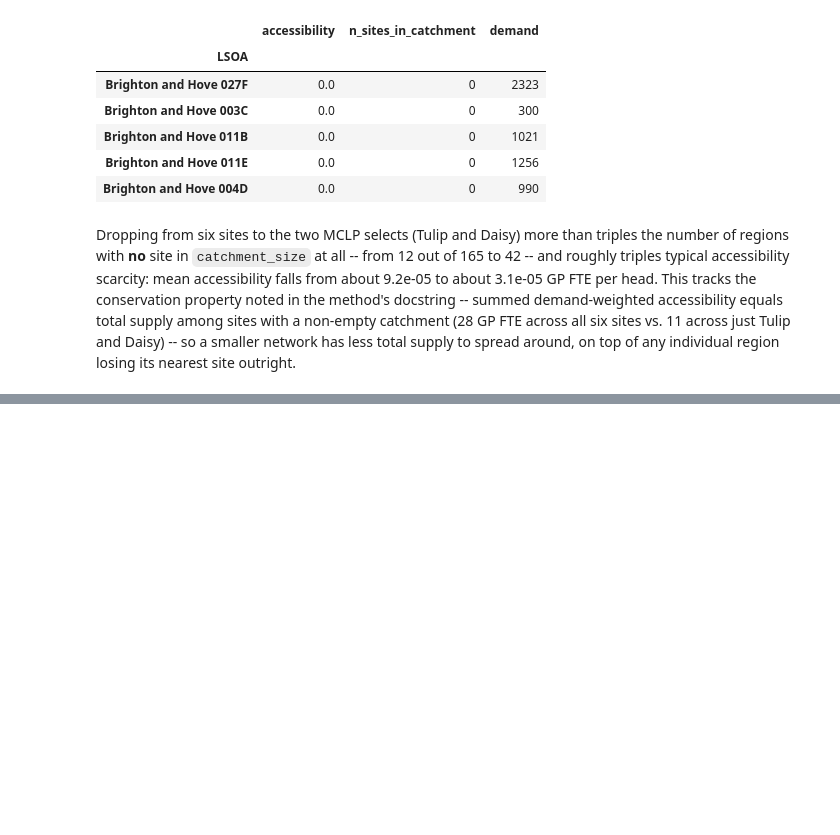
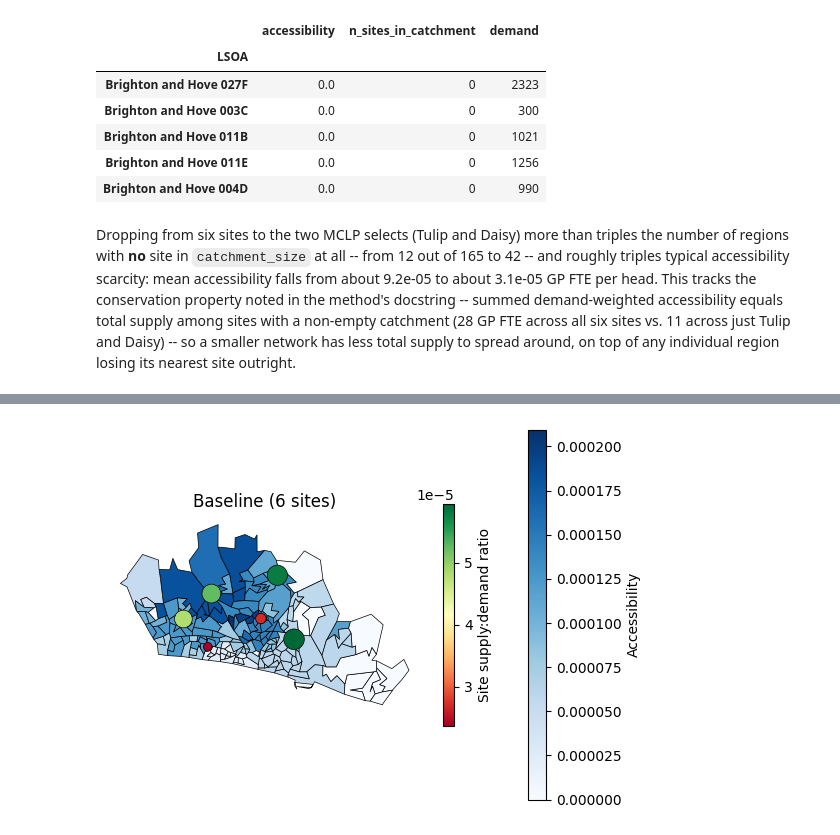
Before and after one commit to hsma-tools/lokigi, a Jupyter notebook: examples/location/accessibility_2sfca/index.ipynb, the cells around one changed output, grey strips where cells are left out. Drawn from its saved outputs; the diff is of its cells as text; code cells hidden in the pictures; blank space fills up the shorter version.

```diff
--- a/examples/location/accessibility_2sfca/index.ipynb
+++ b/examples/location/accessibility_2sfca/index.ipynb
@@ -186,0 +192,9 @@ Dropping from six sites to the two MCLP selects (Tulip and Daisy) more than trip
+# %%
+problem.plot_accessibility(
+    supply_col="gp_fte",
+    catchment_size=8,
+    add_basemap=False,
+    title="Baseline (6 sites)",
+    );
+# %% [output]
+[figure, added]
```
Also changed, not shown: parts of 5 cells of this notebook, 8 other files.
